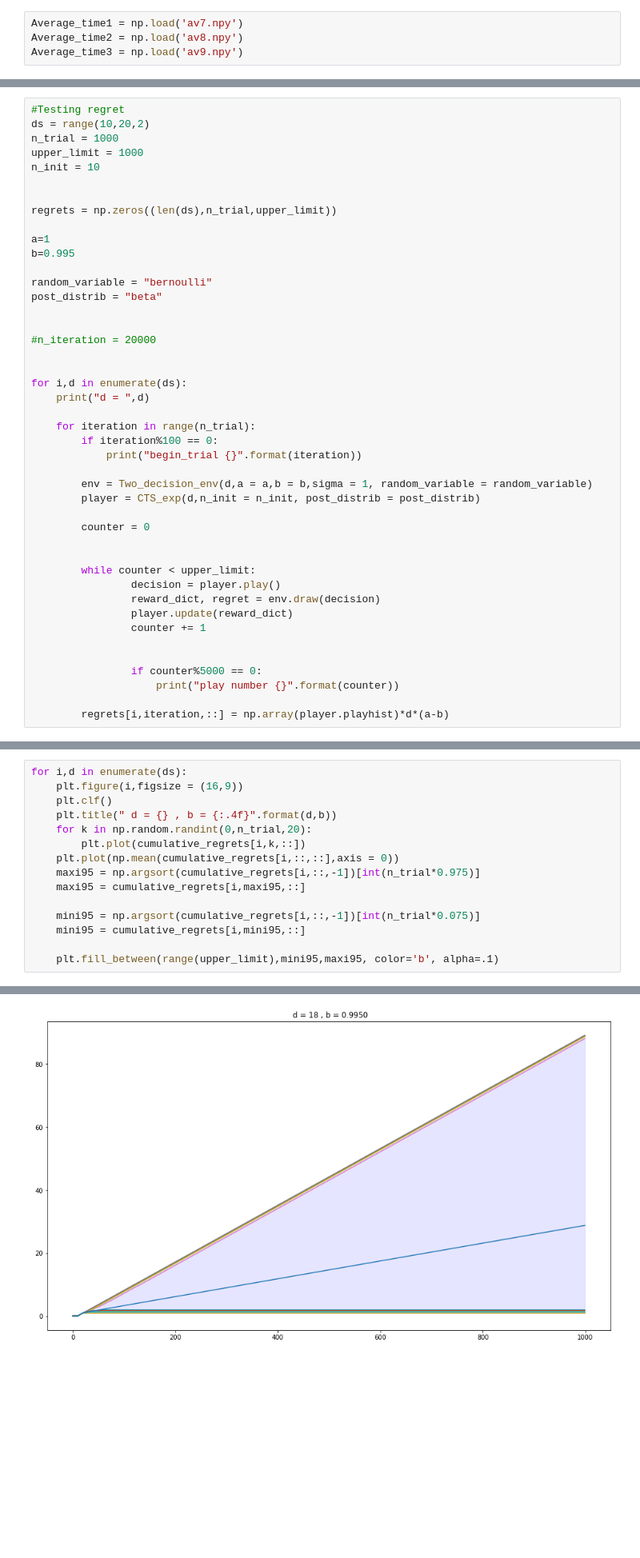
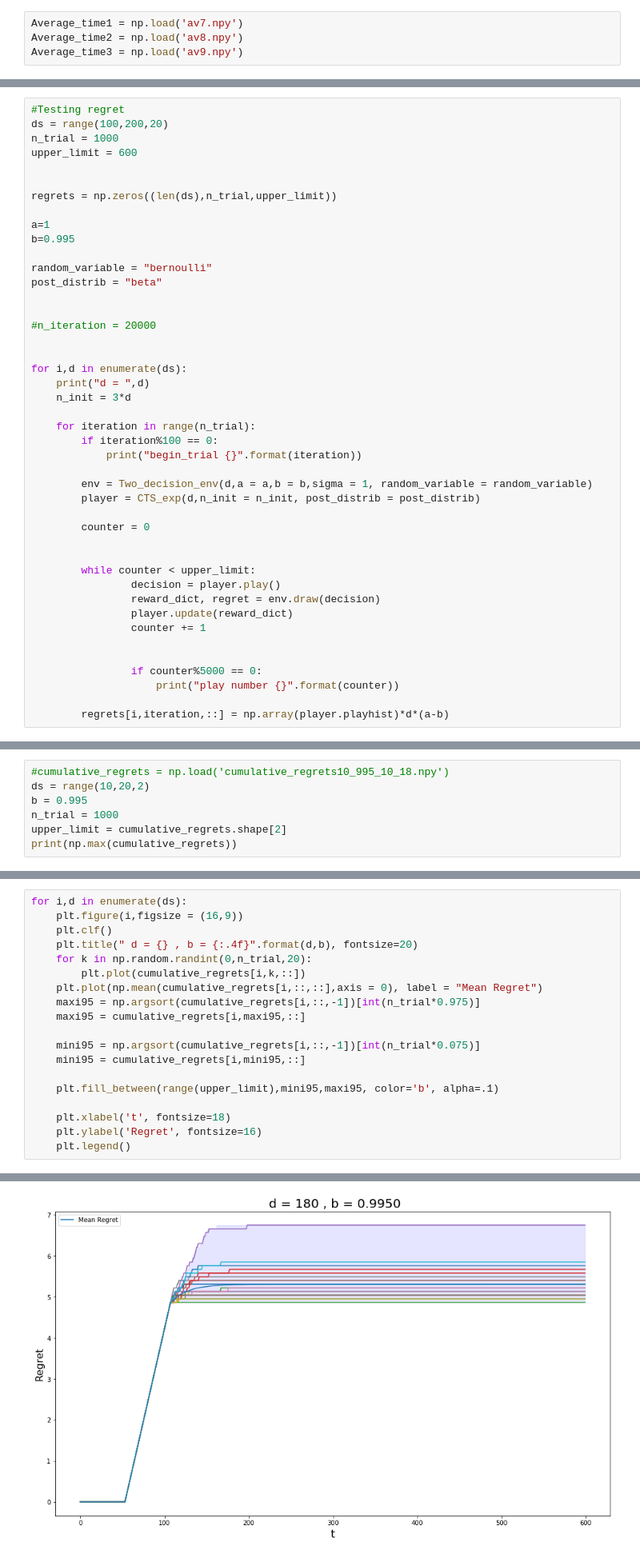
Before and after one commit to RaymZhang/TS_Combinatorial_Semi_Bandits_Curse, a Jupyter notebook: CTS_bipartite_graph.ipynb, the cells around one changed output, grey strips where cells are left out. Shown at 80% size. Cells and saved outputs as stored; diff of their text form; blank space fills up the shorter version.

```diff
--- a/CTS_bipartite_graph.ipynb
+++ b/CTS_bipartite_graph.ipynb
@@ -908,9 +912,8 @@ Average_time3 = np.load('av9.npy')
 # %%
 #Testing regret
-ds = range(10,20,2)
+ds = range(100,200,20)
 n_trial = 1000
-upper_limit = 1000
-n_init = 10
+upper_limit = 600
 
 
 regrets = np.zeros((len(ds),n_trial,upper_limit))
@@ -927,6 +930,7 @@ post_distrib = "beta"
 
 for i,d in enumerate(ds):
     print("d = ",d)
+    n_init = 3*d
 
     for iteration in range(n_trial):
         if iteration%100 == 0:
@@ -976,0 +977,7 @@ print(np.max(cumulative_regrets))
+# %%
+#cumulative_regrets = np.load('cumulative_regrets10_995_10_18.npy')
+ds = range(10,20,2)
+b = 0.995
+n_trial = 1000
+upper_limit = cumulative_regrets.shape[2]
+print(np.max(cumulative_regrets))
@@ -978,10 +987,10 @@ print(np.max(cumulative_regrets))
 for i,d in enumerate(ds):
     plt.figure(i,figsize = (16,9))
     plt.clf()
-    plt.title(" d = {} , b = {:.4f}".format(d,b))
+    plt.title(" d = {} , b = {:.4f}".format(d,b), fontsize=20)
     for k in np.random.randint(0,n_trial,20):
         plt.plot(cumulative_regrets[i,k,::])
-    plt.plot(np.mean(cumulative_regrets[i,::,::],axis = 0))
+    plt.plot(np.mean(cumulative_regrets[i,::,::],axis = 0), label = "Mean Regret")
     maxi95 = np.argsort(cumulative_regrets[i,::,-1])[int(n_trial*0.975)]
     maxi95 = cumulative_regrets[i,maxi95,::]
 
@@ -989,4 +998,8 @@ for i,d in enumerate(ds):
     mini95 = cumulative_regrets[i,mini95,::]
 
     plt.fill_between(range(upper_limit),mini95,maxi95, color='b', alpha=.1)
+
+    plt.xlabel('t', fontsize=18)
+    plt.ylabel('Regret', fontsize=16)
+    plt.legend()
 # %% [output]
@@ -997,4 +1010,4 @@ for i,d in enumerate(ds):
-[figure, old version]
+[figure, new version]
 # %% [markdown]
 ## ESCB
 # %%
```
Also changed, not shown: parts of 12 cells of this notebook, 5 other files.
